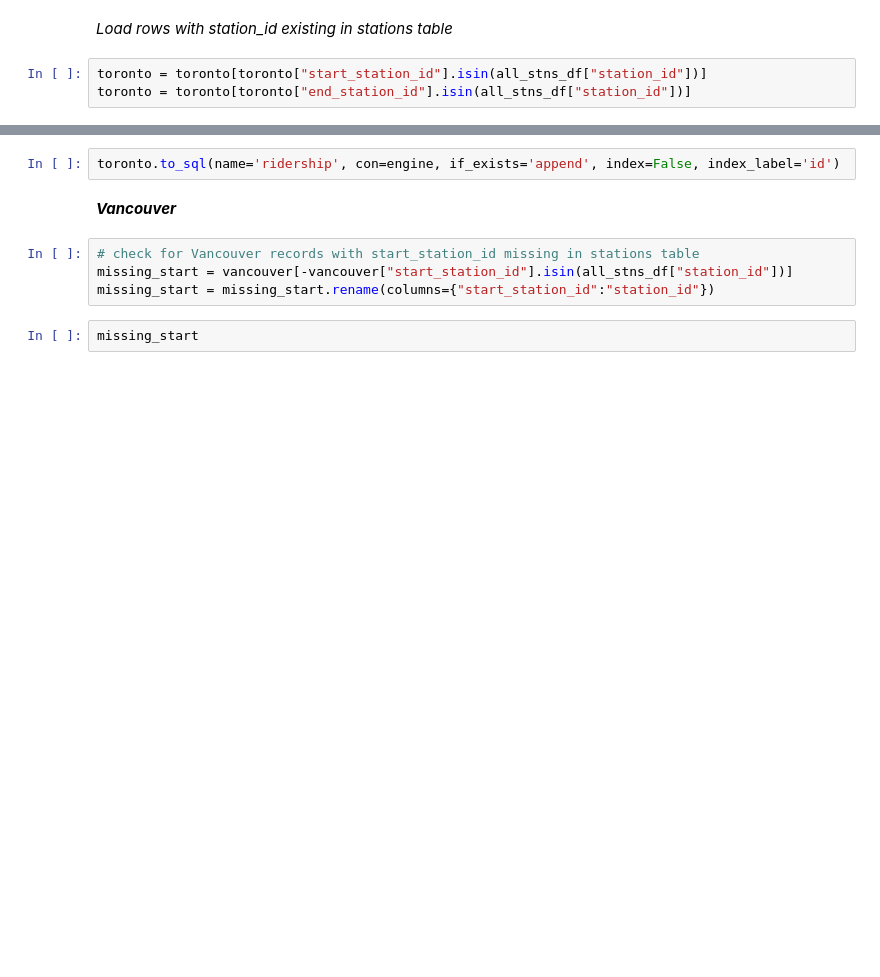
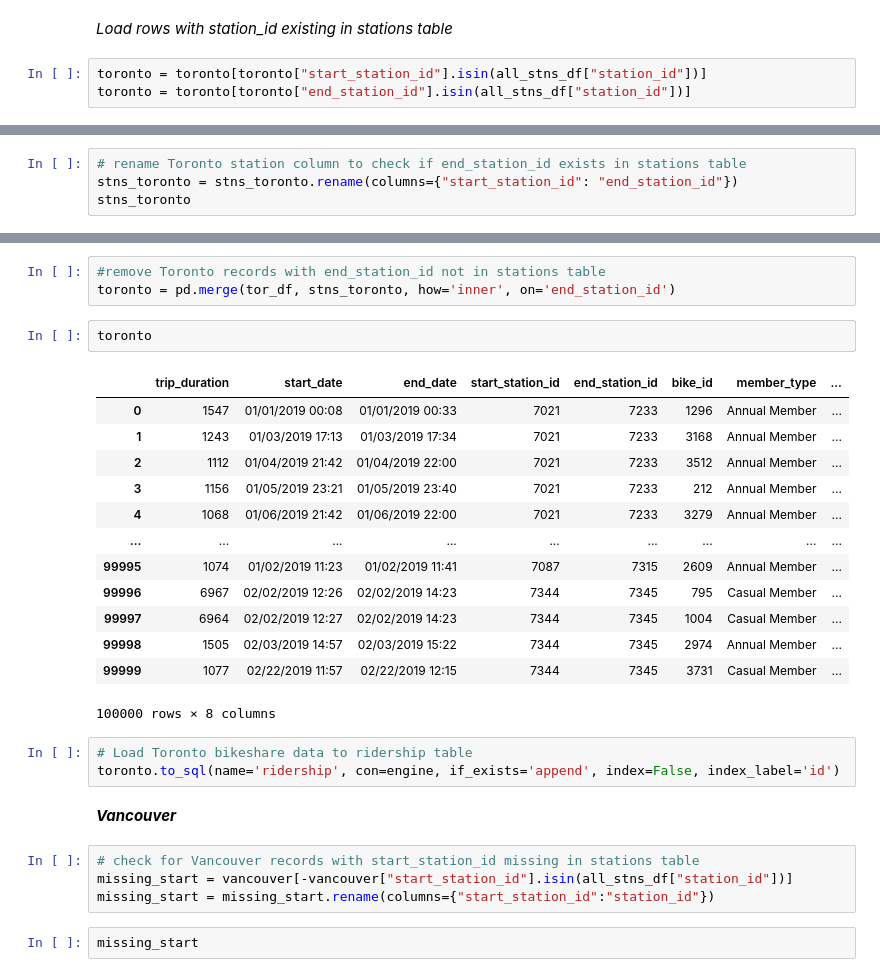
Before and after one commit to JeganS948/project2, a Jupyter notebook: locations.ipynb, the cells around one changed output, grey strips where cells are left out. Cells and saved outputs as stored; diff of their text form; blank space fills up the shorter version.

```diff
--- a/locations.ipynb
+++ b/locations.ipynb
@@ -316,0 +375,4 @@ toronto
+# %%
+# rename Toronto station column to check if end_station_id exists in stations table
+stns_toronto = stns_toronto.rename(columns={"start_station_id": "end_station_id"})
+stns_toronto
@@ -317,4 +393,24 @@ toronto
+# %%
+#remove Toronto records with end_station_id not in stations table
+toronto = pd.merge(tor_df, stns_toronto, how='inner', on='end_station_id')
+# %%
+toronto
+# %% [output]
+|  | trip_duration | start_date | end_date | start_station_id | end_station_id | bike_id | member_type | ... |
+| 0 | 1547 | 01/01/2019 00:08 | 01/01/2019 00:33 | 7021 | 7233 | 1296 | Annual Member | ... |
+| 1 | 1243 | 01/03/2019 17:13 | 01/03/2019 17:34 | 7021 | 7233 | 3168 | Annual Member | ... |
+| 2 | 1112 | 01/04/2019 21:42 | 01/04/2019 22:00 | 7021 | 7233 | 3512 | Annual Member | ... |
+| 3 | 1156 | 01/05/2019 23:21 | 01/05/2019 23:40 | 7021 | 7233 | 212 | Annual Member | ... |
+| 4 | 1068 | 01/06/2019 21:42 | 01/06/2019 22:00 | 7021 | 7233 | 3279 | Annual Member | ... |
+| ... | ... | ... | ... | ... | ... | ... | ... | ... |
+| 99995 | 1074 | 01/02/2019 11:23 | 01/02/2019 11:41 | 7087 | 7315 | 2609 | Annual Member | ... |
+| 99996 | 6967 | 02/02/2019 12:26 | 02/02/2019 14:23 | 7344 | 7345 | 795 | Casual Member | ... |
+| 99997 | 6964 | 02/02/2019 12:27 | 02/02/2019 14:23 | 7344 | 7345 | 1004 | Casual Member | ... |
+| 99998 | 1505 | 02/03/2019 14:57 | 02/03/2019 15:22 | 7344 | 7345 | 2974 | Annual Member | ... |
+| 99999 | 1077 | 02/22/2019 11:57 | 02/22/2019 12:15 | 7344 | 7345 | 3731 | Casual Member | ... |
+100000 rows × 8 columns
 # %%
+# Load Toronto bikeshare data to ridership table
 toronto.to_sql(name='ridership', con=engine, if_exists='append', index=False, index_label='id')
 # %% [markdown]
 ***Vancouver***
```
Also changed, not shown: parts of 26 cells of this notebook.
